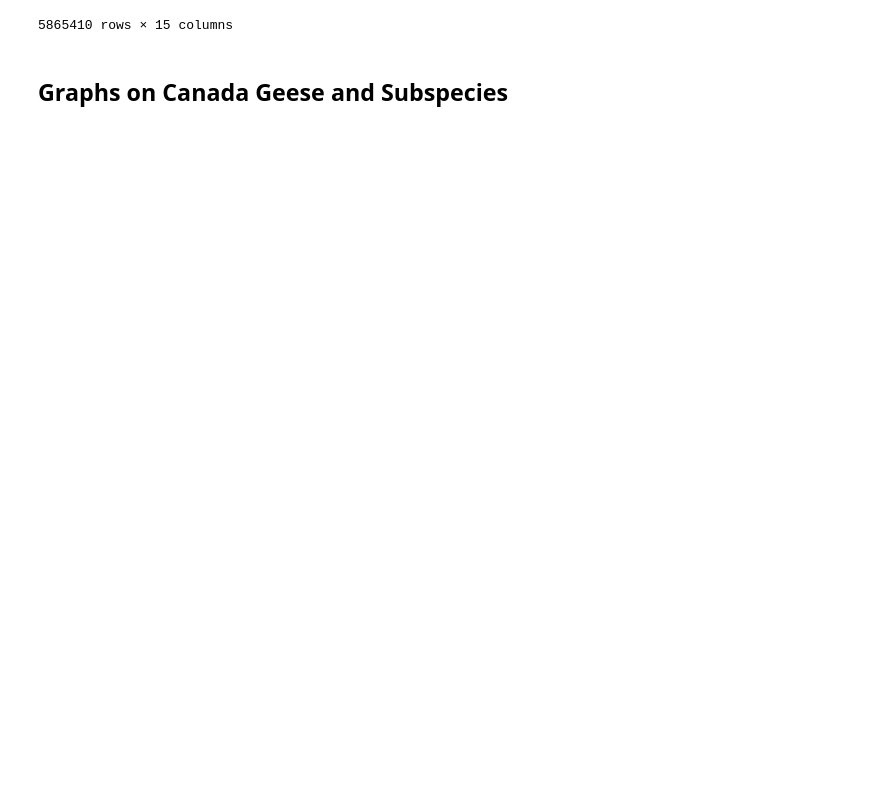
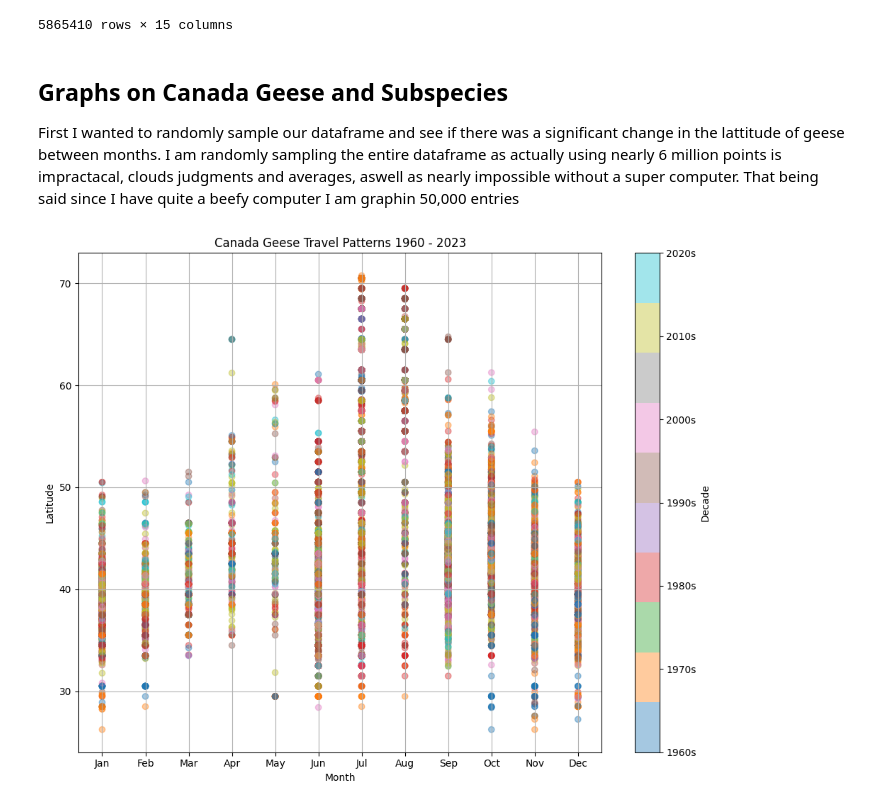
Before and after one commit to BoAndArrows/CMSC320-Final-B-W-Y-C, a Jupyter notebook: Canada_Geese.ipynb, the cells around one changed output. Drawn from its saved outputs; the diff is of its cells as text; code cells hidden in the pictures; blank space fills up the shorter version.

```diff
--- a/Canada_Geese.ipynb
+++ b/Canada_Geese.ipynb
@@ -69,22 +72,36 @@ display(canada_geese_df)
 5865410 rows × 15 columns
 # %% [markdown]
 ## Graphs on Canada Geese and Subspecies
+
+First I wanted to randomly sample our dataframe and see if there was a significant change in the lattitude of geese between months. I am randomly sampling the entire dataframe as actually using nearly 6 million points is impractacal, clouds judgments and averages, aswell as nearly impossible without a super computer.
+That being said since I have quite a beefy computer I am graphin 50,000 entries
 # %%
-sampled_geese = canada_geese_df.sample(n=250000, random_state=33) #33 cause it's my favorite number
+#sampled_geese = canada_geese_df[(canada_geese_df["EVENT_YEAR"] > 2010) & (canada_geese_df["EVENT_YEAR"] < 2024)]
+sampled_geese = canada_geese_df
+sampled_geese['DECADE'] = (sampled_geese['EVENT_YEAR'] // 10) * 10
 
-plt.figure(figsize=(12,6))
-plt.errorbar(
-    x = sampled_geese['EVENT_DATE']
-    y = sampled_geese['LAT_DD']
-    yerr = sampled_geese['COORD_UNC']
-    fmt ='o'
-    ecolor = 'gray'
-    alpha = 0.4
-    capsize = 2
+sampled_geese = sampled_geese.sample(n=50000, random_state=33) #33 cause it's my favorite number
+
+plt.figure(figsize=(10,8))
+scatter =plt.scatter(
+    x = sampled_geese['EVENT_MONTH'],
+    y = sampled_geese['LAT_DD'],
+    c = sampled_geese['DECADE'],
+    cmap = 'tab10',
+    alpha = 0.4,
 )
-plt.xlabel("Date")
+plt.xlabel("Month")
+plt.xticks(ticks=range(1,13), labels=['Jan','Feb', 'Mar', 'Apr', 'May', 'Jun',
+                                       'Jul', 'Aug', 'Sep', 'Oct', 'Nov', 'Dec'])
 plt.ylabel('Latitude')
 plt.title("Canada Geese Travel Patterns 1960 - 2023")
 plt.grid(True)
 plt.tight_layout()
+
+cbar = plt.colorbar(scatter, ticks=sorted(sampled_geese['DECADE'].unique()))
+cbar.set_label('Decade')
+cbar.set_ticklabels(f"{d}s" for d in sorted(sampled_geese['DECADE'].unique()))
+
 plt.show()
+# %% [output]
+[figure, added]
```
Also changed, not shown: parts of 7 cells of this notebook.
